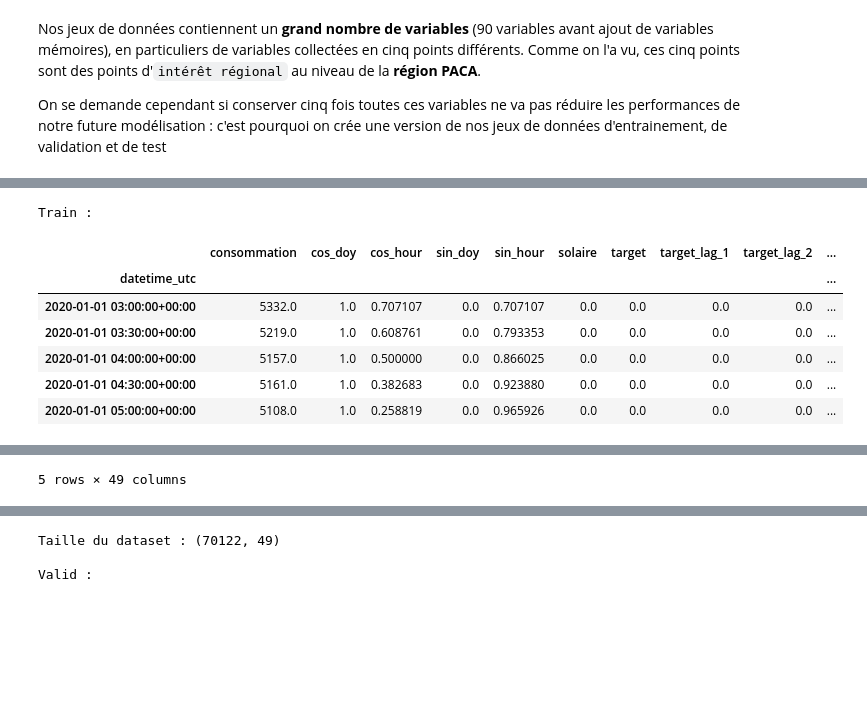
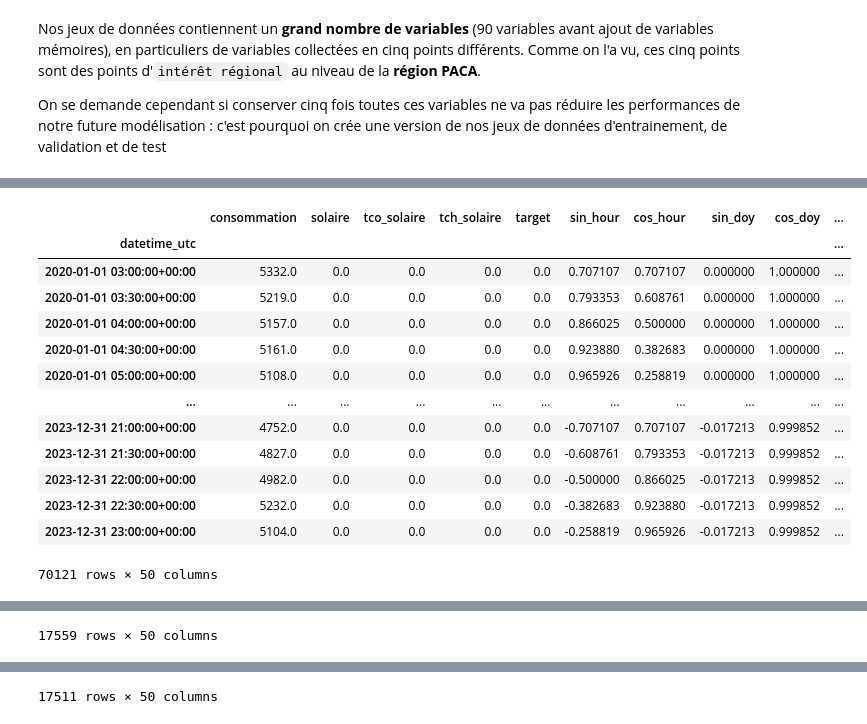
Before and after one commit to Math2935/aug25cds_variabilite, a Jupyter notebook: notebooks/04_feature_engineering/03_group_to_region.ipynb, the cells around one changed output, grey strips where cells are left out. Saved outputs shown, nothing was run; the diff lists cells and outputs as text; code cells hidden in the pictures; blank space fills up the shorter version.

```diff
--- a/notebooks/04_feature_engineering/03_group_to_region.ipynb
+++ b/notebooks/04_feature_engineering/03_group_to_region.ipynb
@@ -139,25 +189,57 @@ df[date_debut_test : date_fin_test].to_csv("../../data/test_region.csv")
 # %%
-# Check
-print("Train :")
-df_train = pd.read_csv("../../data/train_region.csv", index_col='datetime_utc', parse_dates=True)
-display(df_train.head())
-print("Taille du dataset :", df_train.shape)
+# Vérification
+df_raw_train = pd.read_csv(
+    temp_path / ('raw_train_region.csv'),
+    index_col='datetime_utc',
+    parse_dates=True)
+display(df_train)
 
-print("\nValid :")
-df_valid = pd.read_csv("../../data/valid_region.csv", index_col='datetime_utc', parse_dates=True)
-display(df_valid.head())
-print("Taille du dataset :", df_valid.shape)
 
-print("\nTest :")
-df_test = pd.read_csv("../../data/test_region.csv", index_col='datetime_utc', parse_dates=True)
-display(df_test.head())
-print("Taille du dataset :", df_test.shape)
+df_raw_valid = pd.read_csv(
+    temp_path / ('raw_valid_region.csv'),
+    index_col='datetime_utc',
+    parse_dates=True)
+display(df_valid)
+
+
+df_raw_test = pd.read_csv(
+    temp_path / ('raw_test_region.csv'),
+    index_col='datetime_utc',
+    parse_dates=True)
+display(df_test)
+
+
+df_train = pd.read_csv(
+    temp_path / ('train_region.csv'),
+    index_col='datetime_utc',
+    parse_dates=True)
+display(df_train)
+
+
+df_valid = pd.read_csv(
+    temp_path / ('valid_region.csv'),
+    index_col='datetime_utc',
+    parse_dates=True)
+display(df_valid)
+
+
+df_test = pd.read_csv(
+    temp_path / ('test_region.csv'),
+    index_col='datetime_utc',
+    parse_dates=True)
+display(df_test)
 # %% [output]
+|  | consommation | solaire | tco_solaire | tch_solaire | target | sin_hour | cos_hour | sin_doy | cos_doy | ... |
+| datetime_utc |  |  |  |  |  |  |  |  |  | ... |
+| 2020-01-01 03:00:00+00:00 | 5332.0 | 0.0 | 0.0 | 0.0 | 0.0 | 0.707107 | 0.707107 | 0.000000 | 1.000000 | ... |
+| 2020-01-01 03:30:00+00:00 | 5219.0 | 0.0 | 0.0 | 0.0 | 0.0 | 0.793353 | 0.608761 | 0.000000 | 1.000000 | ... |
+| 2020-01-01 04:00:00+00:00 | 5157.0 | 0.0 | 0.0 | 0.0 | 0.0 | 0.866025 | 0.500000 | 0.000000 | 1.000000 | ... |
+| 2020-01-01 04:30:00+00:00 | 5161.0 | 0.0 | 0.0 | 0.0 | 0.0 | 0.923880 | 0.382683 | 0.000000 | 1.000000 | ... |
+| 2020-01-01 05:00:00+00:00 | 5108.0 | 0.0 | 0.0 | 0.0 | 0.0 | 0.965926 | 0.258819 | 0.000000 | 1.000000 | ... |
+| ... | ... | ... | ... | ... | ... | ... | ... | ... | ... | ... |
+| 2023-12-31 21:00:00+00:00 | 4752.0 | 0.0 | 0.0 | 0.0 | 0.0 | -0.707107 | 0.707107 | -0.017213 | 0.999852 | ... |
+| 2023-12-31 21:30:00+00:00 | 4827.0 | 0.0 | 0.0 | 0.0 | 0.0 | -0.608761 | 0.793353 | -0.017213 | 0.999852 | ... |
+| 2023-12-31 22:00:00+00:00 | 4982.0 | 0.0 | 0.0 | 0.0 | 0.0 | -0.500000 | 0.866025 | -0.017213 | 0.999852 | ... |
+| 2023-12-31 22:30:00+00:00 | 5232.0 | 0.0 | 0.0 | 0.0 | 0.0 | -0.382683 | 0.923880 | -0.017213 | 0.999852 | ... |
+| 2023-12-31 23:00:00+00:00 | 5104.0 | 0.0 | 0.0 | 0.0 | 0.0 | -0.258819 | 0.965926 | -0.017213 | 0.999852 | ... |
-Train :
+70121 rows × 50 columns
-|  | consommation | cos_doy | cos_hour | sin_doy | sin_hour | solaire | target | target_lag_1 | target_lag_2 | ... |
-| datetime_utc |  |  |  |  |  |  |  |  |  | ... |
-| 2020-01-01 03:00:00+00:00 | 5332.0 | 1.0 | 0.707107 | 0.0 | 0.707107 | 0.0 | 0.0 | 0.0 | 0.0 | ... |
-| 2020-01-01 03:30:00+00:00 | 5219.0 | 1.0 | 0.608761 | 0.0 | 0.793353 | 0.0 | 0.0 | 0.0 | 0.0 | ... |
-| 2020-01-01 04:00:00+00:00 | 5157.0 | 1.0 | 0.500000 | 0.0 | 0.866025 | 0.0 | 0.0 | 0.0 | 0.0 | ... |
-| 2020-01-01 04:30:00+00:00 | 5161.0 | 1.0 | 0.382683 | 0.0 | 0.923880 | 0.0 | 0.0 | 0.0 | 0.0 | ... |
-| 2020-01-01 05:00:00+00:00 | 5108.0 | 1.0 | 0.258819 | 0.0 | 0.965926 | 0.0 | 0.0 | 0.0 | 0.0 | ... |
@@ -164 +259 @@ Train :
-5 rows × 49 columns
+17559 rows × 50 columns
@@ -165,3 +273 @@ Train :
-Taille du dataset : (70122, 49)
-
-Valid :
+17511 rows × 50 columns
```
Also changed, not shown: parts of 6 cells of this notebook, 1 other file.
